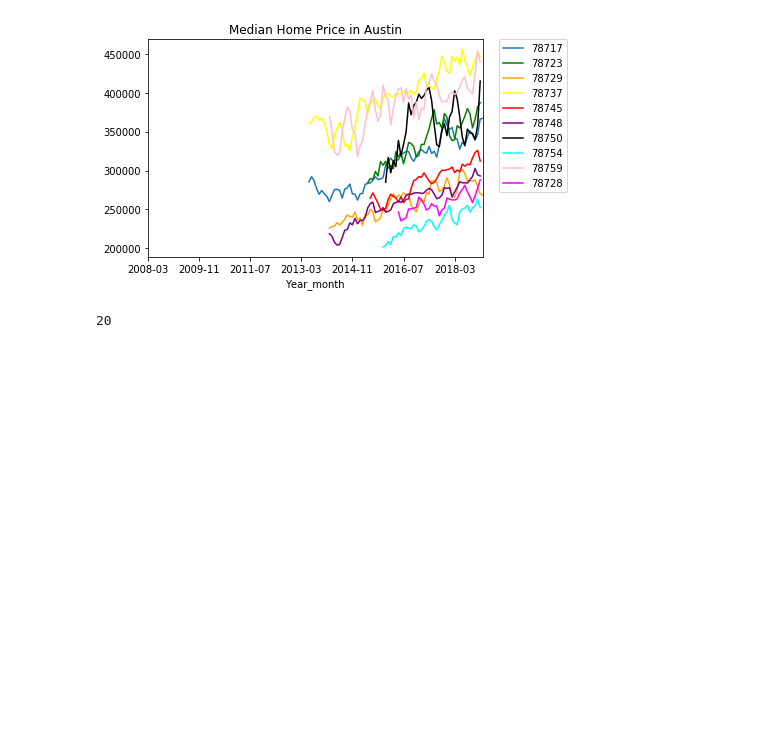
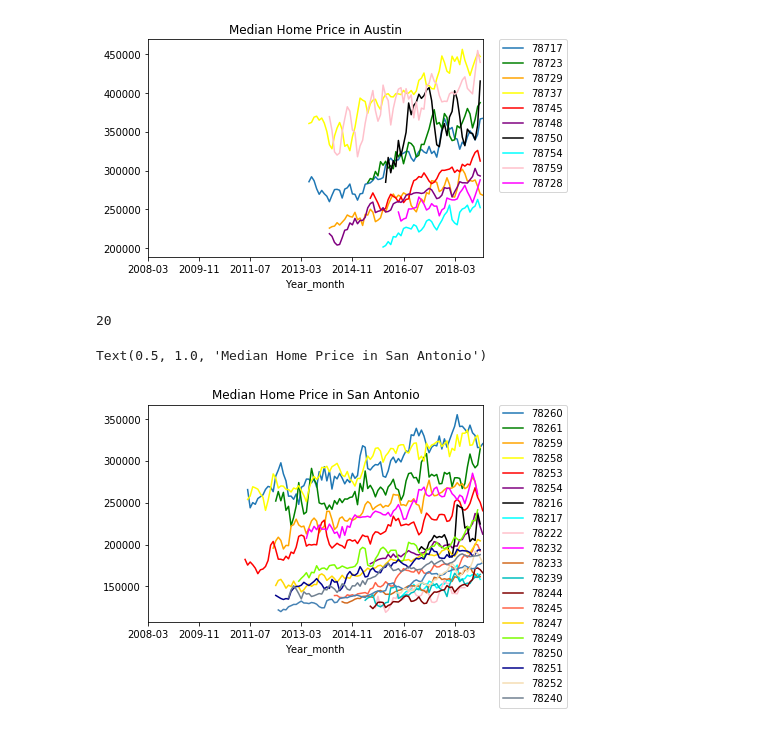
Before and after one commit to kkh1178/zillow, a Jupyter notebook: zillowproperties.ipynb, the cells around one changed output. Cells and saved outputs as stored; diff of their text form; code cells hidden in the pictures; blank space fills up the shorter version.

Commit message:
Adding san antonio median home prices graph

```diff
--- a/zillowproperties.ipynb
+++ b/zillowproperties.ipynb
@@ -505,0 +508,52 @@ sazip3 = sa.loc[sa['Zip Code'] == saziplist[2]]
+# %%
+# Isolating each San Antonio zip code and then graphing them.
+
+# Is there a way I can make this easier? I feel like there has to be a loop or something. I need to think about this
+
+sazip1 = sa.loc[sa['Zip Code'] == saziplist[0]]
+sazip2 = sa.loc[sa['Zip Code'] == saziplist[1]]
+sazip3 = sa.loc[sa['Zip Code'] == saziplist[2]]
+sazip4 = sa.loc[sa['Zip Code'] == saziplist[3]]
+sazip5 = sa.loc[sa['Zip Code'] == saziplist[4]]
+sazip6 = sa.loc[sa['Zip Code'] == saziplist[5]]
+sazip7 = sa.loc[sa['Zip Code'] == saziplist[6]]
+sazip8 = sa.loc[sa['Zip Code'] == saziplist[7]]
+sazip9 = sa.loc[sa['Zip Code'] == saziplist[8]]
+sazip10 = sa.loc[sa['Zip Code'] == saziplist[9]]
+sazip11 = sa.loc[sa['Zip Code'] == saziplist[10]]
+sazip12 = sa.loc[sa['Zip Code'] == saziplist[11]]
+sazip13 = sa.loc[sa['Zip Code'] == saziplist[12]]
+sazip14 = sa.loc[sa['Zip Code'] == saziplist[13]]
+sazip15 = sa.loc[sa['Zip Code'] == saziplist[14]]
+sazip16 = sa.loc[sa['Zip Code'] == saziplist[15]]
+sazip17 = sa.loc[sa['Zip Code'] == saziplist[16]]
+sazip18 = sa.loc[sa['Zip Code'] == saziplist[17]]
+sazip19 = sa.loc[sa['Zip Code'] == saziplist[18]]
+sazip20 = sa.loc[sa['Zip Code'] == saziplist[19]]
+
+ax3 = sazip1.plot('Year_month', 'Median Price', label=saziplist[0])
+sazip2.plot('Year_month', 'Median Price', ax=ax3, color='green', label=saziplist[1])
+sazip3.plot('Year_month', 'Median Price', ax=ax3, color='orange', label=saziplist[2])
+sazip4.plot('Year_month', 'Median Price', ax=ax3, color='yellow', label=saziplist[3])
+sazip5.plot('Year_month', 'Median Price', ax=ax3, color='red', label=saziplist[4])
+sazip6.plot('Year_month', 'Median Price', ax=ax3, color='purple', label=saziplist[5])
+sazip7.plot('Year_month', 'Median Price', ax=ax3, color='black', label=saziplist[6])
+sazip8.plot('Year_month', 'Median Price', ax=ax3, color='aqua', label=saziplist[7])
+sazip9.plot('Year_month', 'Median Price', ax=ax3, color='pink', label=saziplist[8])
+sazip10.plot('Year_month', 'Median Price', ax=ax3, color='magenta', label=saziplist[9])
+sazip11.plot('Year_month', 'Median Price', ax=ax3, color='chocolate', label=saziplist[10])
+sazip12.plot('Year_month', 'Median Price', ax=ax3, color='c', label=saziplist[11])
+sazip13.plot('Year_month', 'Median Price', ax=ax3, color='maroon', label=saziplist[12])
+sazip14.plot('Year_month', 'Median Price', ax=ax3, color='tomato', label=saziplist[13])
+sazip15.plot('Year_month', 'Median Price', ax=ax3, color='gold', label=saziplist[14])
+sazip16.plot('Year_month', 'Median Price', ax=ax3, color='lawngreen', label=saziplist[15])
+sazip17.plot('Year_month', 'Median Price', ax=ax3, color='steelblue', label=saziplist[16])
+sazip18.plot('Year_month', 'Median Price', ax=ax3, color='darkblue', label=saziplist[17])
+sazip19.plot('Year_month', 'Median Price', ax=ax3, color='wheat', label=saziplist[18])
+sazip20.plot('Year_month', 'Median Price', ax=ax3, color='slategray', label=saziplist[19])
+
+ax3.legend(bbox_to_anchor=(1.05, 1), loc=2, borderaxespad=0.)
+plt.title(label="Median Home Price in San Antonio", loc='center')
+# %% [output]
+Text(0.5, 1.0, 'Median Home Price in San Antonio')
+[figure, added]
```
Also changed, not shown: parts of 6 cells of this notebook.
